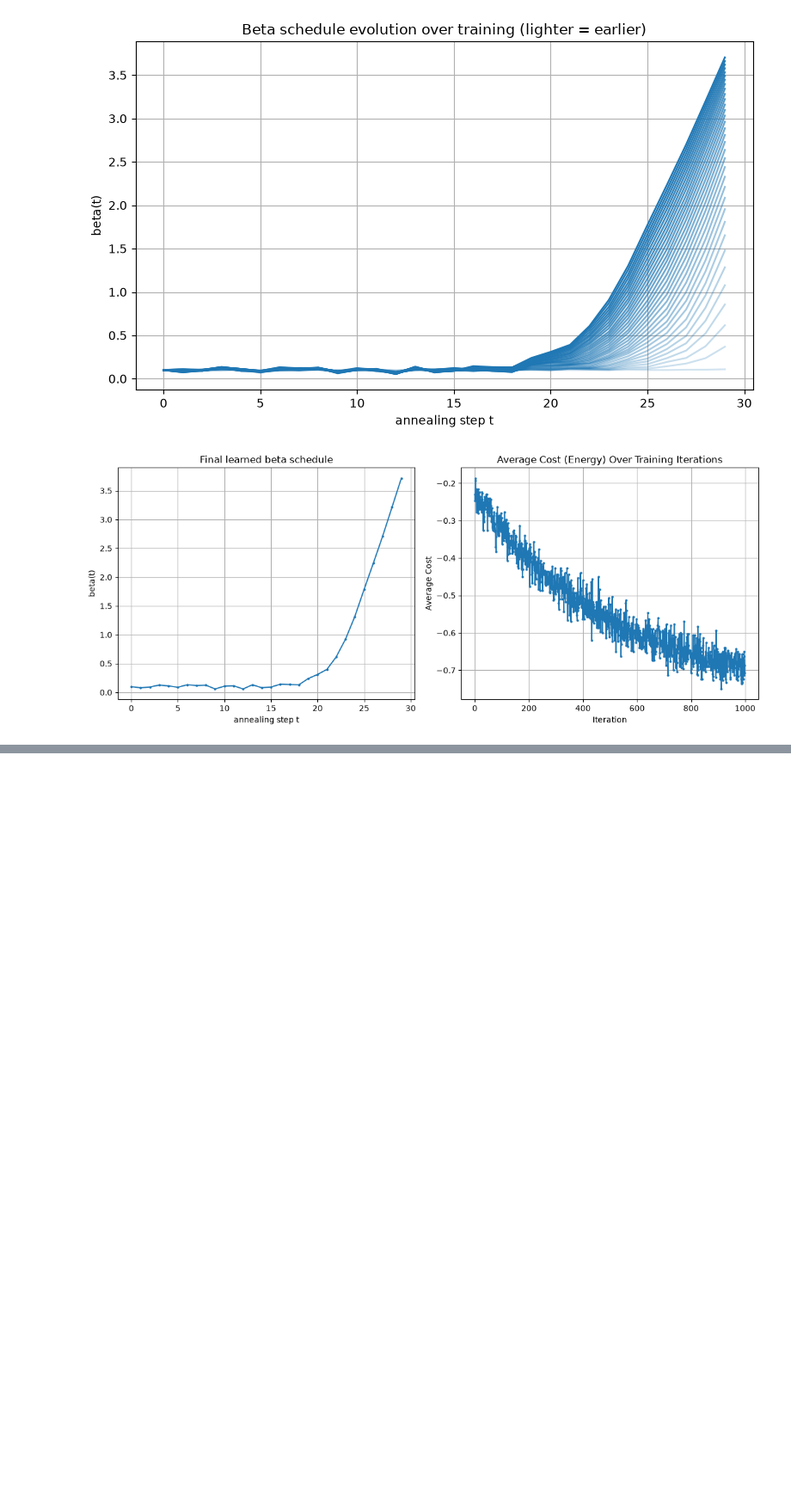
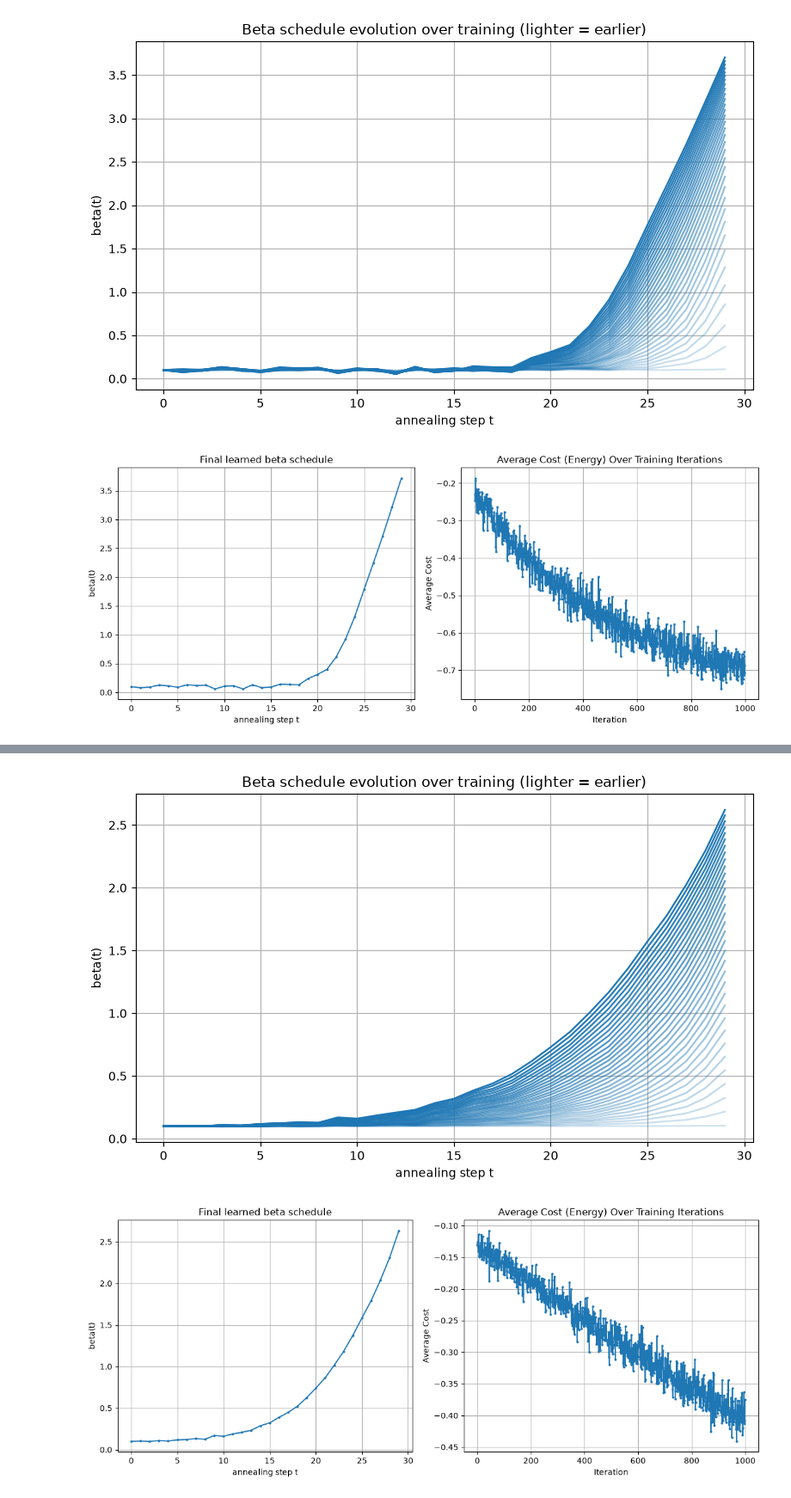
Before and after one commit to averyyu09/Protein-Folding, a Jupyter notebook: REINFORCE _formulation1/test-betaschedule.ipynb, the cells around one changed output, grey strips where cells are left out. Shown at 86% size. Drawn from its saved outputs; the diff is of its cells as text; code cells hidden in the pictures; blank space fills up the shorter version.

```diff
--- a/REINFORCE _formulation1/test-betaschedule.ipynb
+++ b/REINFORCE _formulation1/test-betaschedule.ipynb
@@ -137,3 +137,70 @@ Iter  960  beta[0]=0.1000  beta[-1]=3.6622  avg cost=-0.7133
 Iter  980  beta[0]=0.1000  beta[-1]=3.6893  avg cost=-0.6567
 [figure]
 [figure]
+# %%
+#Joblib-parallelized RL annealing schedule
+
+import os
+import numpy as np
+import matplotlib.pyplot as plt
+from joblib import Parallel, delayed
+from Functions import (laydowncoordinates, compute_A, M, Mhat, energy, valid_fold)
+from Functions import (generate_all_proposals, generate_legal_neighbors, barker,
+                        cost_per_sample, RL_trajectory, grad_expectedcost, update_beta)
+
+
+H = 1
+P = 0
+Gamma = [H, H, P, P, H, P, H]  # 16-bead sequence
+d0 = [1, 1, 1, 1, 1, 1]
+
+num_time_steps = 30
+num_independent_experiments = 1000
+learning_rate = 0.1
+num_iterations = 1000
+cost_history = []
+schedule_snapshots = []
+snapshot_every = 30
+n_jobs = -1
+
+beta_schedule = np.full(num_time_steps, 0.1)
+
+for iteration in range(num_iterations):
+    costs, grad = grad_expectedcost_schedule(
+        d0, Gamma, beta_schedule, num_time_steps,
+        num_independent_experiments, n_jobs=n_jobs,
+    )
+    beta_schedule = update_beta_schedule(beta_schedule, grad, learning_rate)
+    cost_history.append(np.mean(costs))
+    if iteration % snapshot_every == 0:
+        schedule_snapshots.append(beta_schedule.copy())
+    if iteration % 20 == 0:
+        print(f"Iter {iteration:4d}  beta[0]={beta_schedule[0]:.4f}  "
+              f"beta[-1]={beta_schedule[-1]:.4f}  avg cost={np.mean(costs):.4f}")
+
+
+plt.figure(figsize=(8, 5))
+for i, snap in enumerate(schedule_snapshots):
+    alpha = 0.2 + 0.8 * (i / max(len(schedule_snapshots) - 1, 1))
+    plt.plot(snap, color='C0', alpha=alpha)
+plt.xlabel("annealing step t")
+plt.ylabel("beta(t)")
+plt.title("Beta schedule evolution over training (lighter = earlier)")
+plt.grid(True)
+plt.tight_layout()
+plt.show()
+
+fig, axes = plt.subplots(1, 2, figsize=(12, 5))
+axes[0].plot(beta_schedule, marker='o', markersize=2)
+axes[0].set_title("Final learned beta schedule")
+axes[0].set_xlabel("annealing step t")
+axes[0].set_ylabel("beta(t)")
+axes[0].grid(True)
+axes[1].plot(cost_history, marker='o', markersize=2)
+axes[1].set_title("Average Cost (Energy) Over Training Iterations")
+axes[1].set_xlabel("Iteration")
+axes[1].set_ylabel("Average Cost")
+axes[1].grid(True)
+plt.tight_layout()
+plt.show()
+# %% [output]
@@ -139,0 +224,2 @@ Iter  980  beta[0]=0.1000  beta[-1]=3.6893  avg cost=-0.6567
+[figure, added]
+[figure, added]
```
Also changed, not shown: parts of 2 cells of this notebook, 5 other files.
